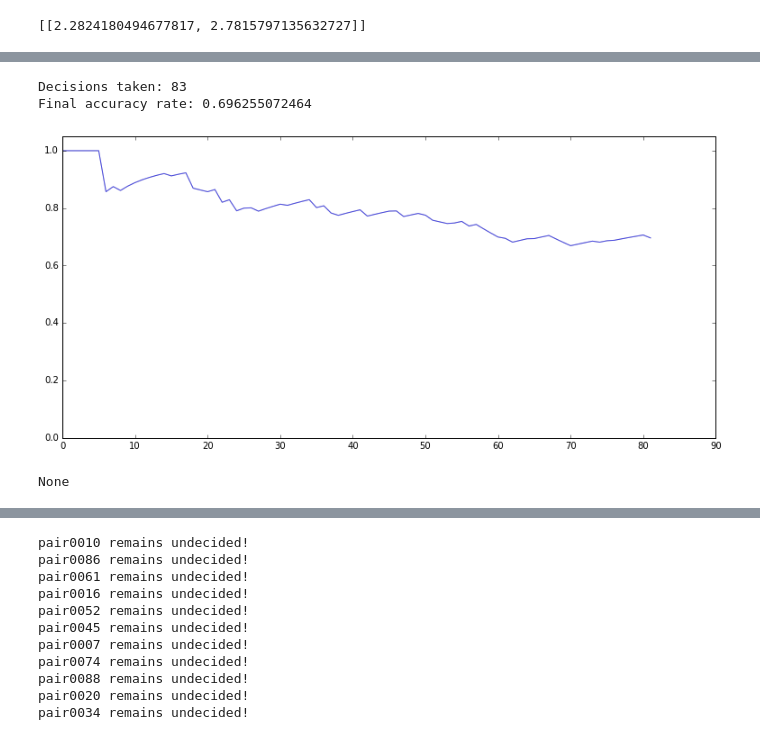
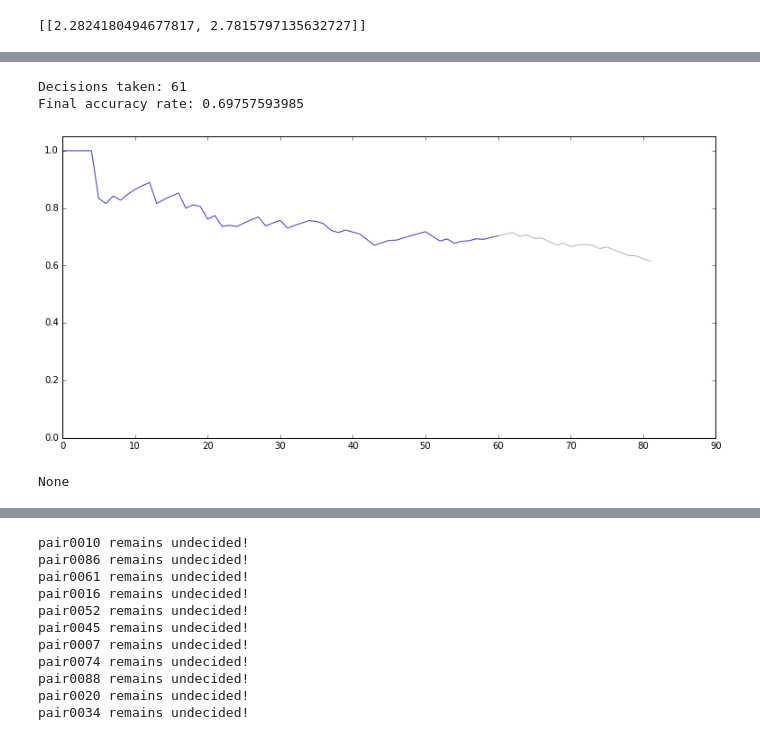
Before and after one commit to abulak/TDA-Cause-Effect-Pairs, a Jupyter notebook: Visualising Results.ipynb, the cells around one changed output, grey strips where cells are left out. Cells and saved outputs as stored; diff of their text form; code cells hidden in the pictures.

Commit message:
More changes to Visualising Resutls. This needs a module soon

```diff
--- a/Visualising Results.ipynb
+++ b/Visualising Results.ipynb
@@ -255,6 +255,8 @@ class PairResults():
 class AnalysisOfResults:
 
     def __init__(self, prefix='test', threshold=0, outlier_model='knn'):
+
+        self.name = prefix
 
         pattern = re.compile('pair[0-9]{4,}$')
         prefix_path = os.path.join(os.getcwd(),prefix)
@@ -301,7 +303,25 @@ class AnalysisOfResults:
 def accuracy_plot(X, weighted_efficiency, max):
     plt.plot(X.all_weighted_efficiency, color = 'black', alpha=0.3)
     to_plot = weighted_efficiency[:max]
-    plt.plot(to_plot, color='blue', alpha=0.6)
+    plt.plot(to_plot, alpha=0.6,label=X.name)
     plt.ylim(0,1.05)
     print("Decisions taken:", max)
-    print("Final accuracy rate:", to_plot[max-2])
+    print("Final accuracy rate:", to_plot[-1])
+# %%
+X = AnalysisOfResults(prefix="sampled-1000", threshold=0.0, outlier_model='knn')
+Y = AnalysisOfResults(prefix="sampled-600", threshold=0.0, outlier_model='knn')
+Z = AnalysisOfResults(prefix="test", threshold=0.0, outlier_model='knn')
+# %%
+from IPython.html.widgets import widget, interact, interactive, fixed, FloatSlider, Dropdown
+
+@interact(threshold = (0,1,0.01))
+def dummy(threshold):
+    fig = plt.figure(figsize=(26,14), dpi=200)
+#     Y = AnalysisOfResults(files, prefix, threshold, outlier_model='all')
+#     Y.plot(threshold)
+    for a in [X,Y,Z]:
+        a.update_pairs_vectors(threshold)
+        accuracy_plot(a, a.weighted_efficiency(), len(a.decisions_vector))
+    plt.legend(loc=0)
+    plt.grid()
+    plt.show()
@@ -308,19 +337,19 @@ def accuracy_plot(X, weighted_efficiency, max):
 # %%
 from IPython.html.widgets import widget, interact, interactive, fixed, FloatSlider, Dropdown
 
-X = AnalysisOfResults(prefix="sampled-1000", threshold=0.0, outlier_model='knn')
+X = AnalysisOfResults(prefix="sampled-600", threshold=0.0, outlier_model='all')
 
 @interact(threshold = (0,1,0.01))
 def dummy(threshold):
     fig = plt.figure(figsize=(12,12))
     fig.set_size_inches(13,6)
 #     Y = AnalysisOfResults(files, prefix, threshold, outlier_model='all')
 #     Y.plot(threshold)
     X.update_pairs_vectors(threshold)
     accuracy_plot(X, X.weighted_efficiency(), len(X.decisions_vector))
     plt.show()
 # %% [output]
-Decisions taken: 83
-Final accuracy rate: 0.696255072464
+Decisions taken: 61
+Final accuracy rate: 0.69757593985
-[figure, old version]
+[figure, new version]
 None
```
Also changed, not shown: parts of 2 cells of this notebook.
